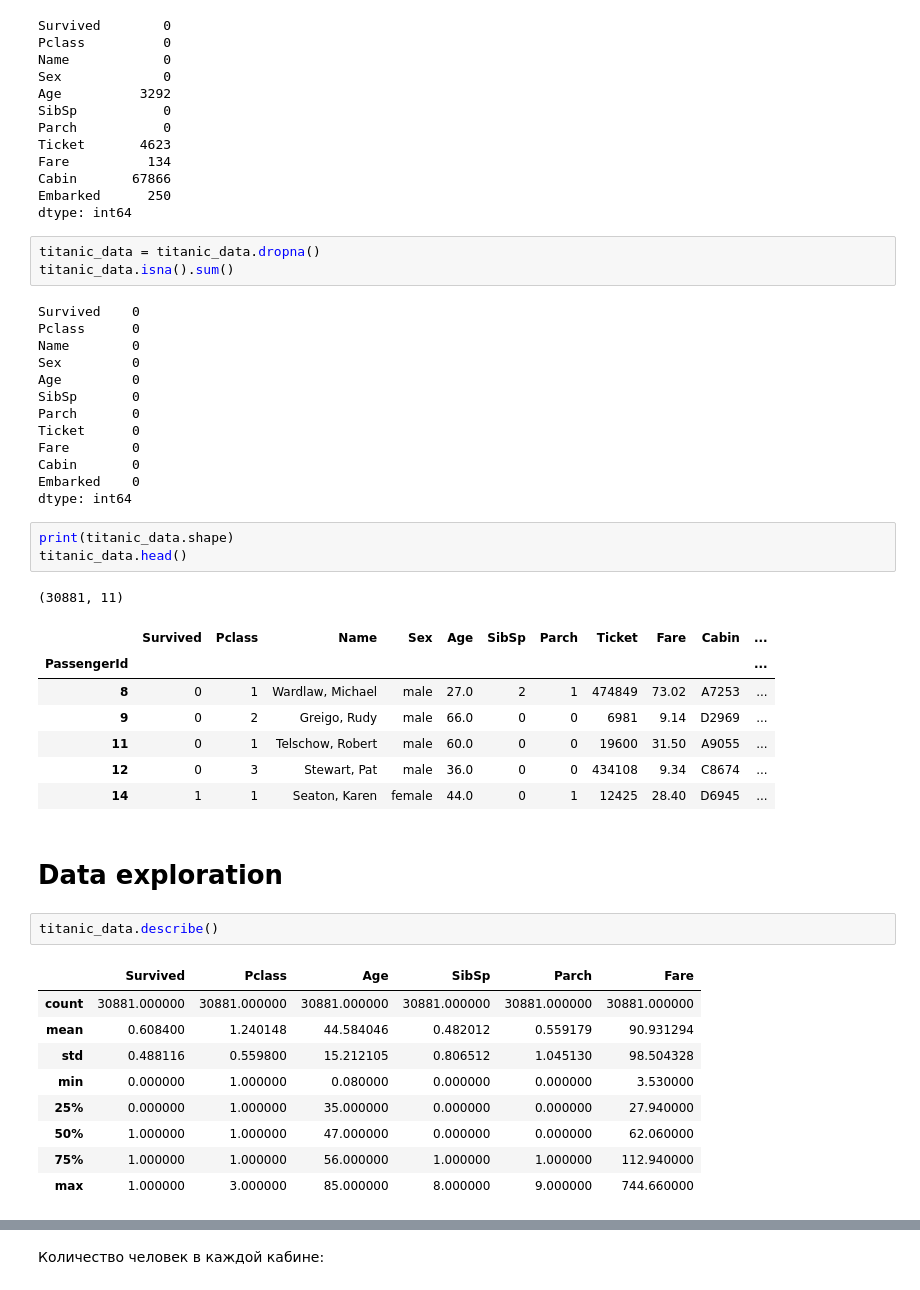
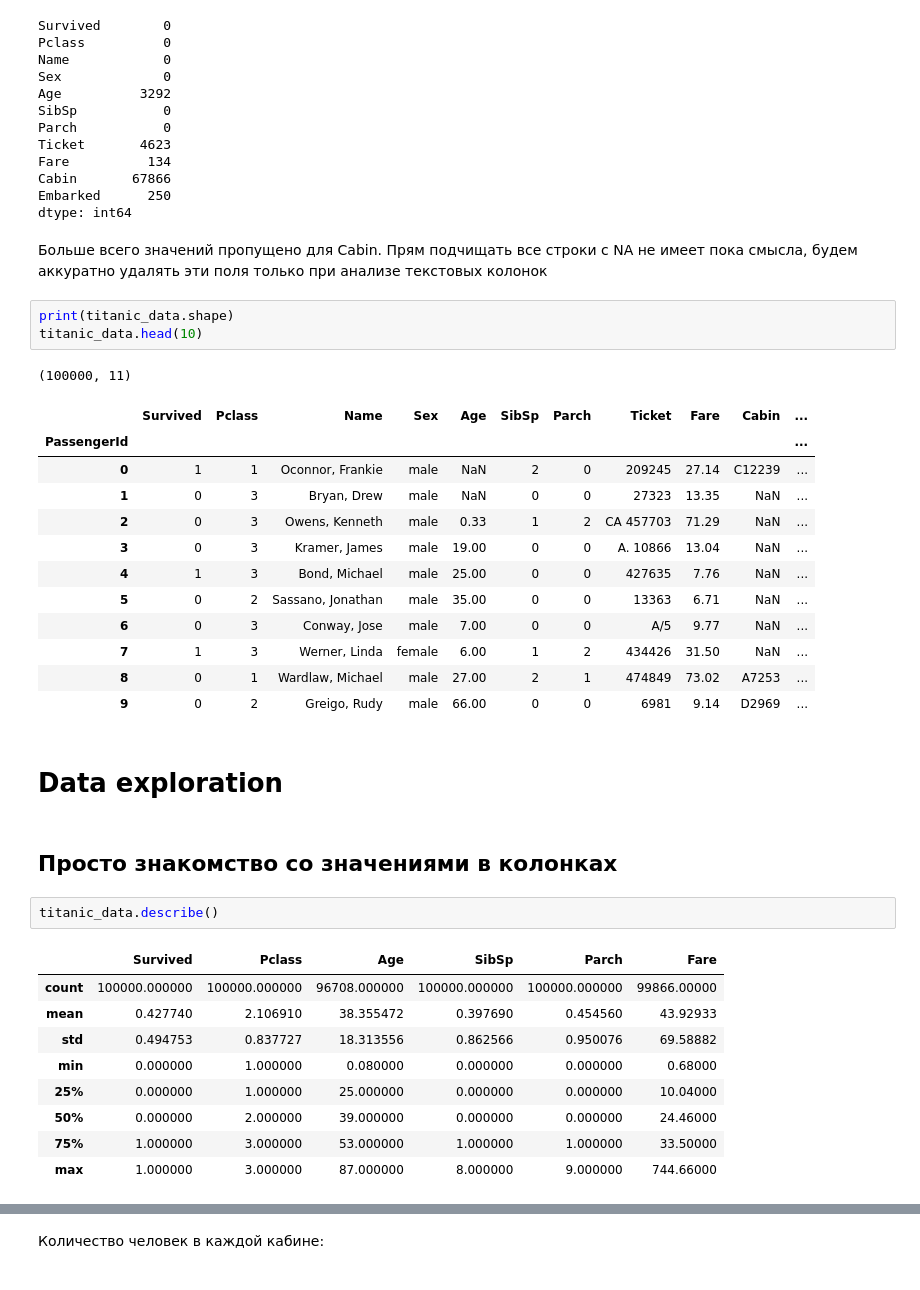
Before and after one commit to zappaz00/2_data_exploration, a Jupyter notebook: eda.ipynb, the cells around one changed output, grey strips where cells are left out. Drawn from its saved outputs; the diff is of its cells as text.

```diff
--- a/eda.ipynb
+++ b/eda.ipynb
@@ -56,48 +56,41 @@ Fare          134
 Cabin       67866
 Embarked      250
 dtype: int64
-# %%
-titanic_data = titanic_data.dropna()
-titanic_data.isna().sum()
-# %% [output]
-Survived    0
-Pclass      0
-Name        0
-Sex         0
-Age         0
-SibSp       0
-Parch       0
-Ticket      0
-Fare        0
-Cabin       0
-Embarked    0
-dtype: int64
+# %% [markdown]
+Больше всего значений пропущено для Cabin. Прям подчищать все строки с NA не имеет пока смысла, будем аккуратно удалять эти поля только при анализе текстовых колонок
 # %%
 print(titanic_data.shape)
-titanic_data.head()
+titanic_data.head(10)
 # %% [output]
-(30881, 11)
+(100000, 11)
 |  | Survived | Pclass | Name | Sex | Age | SibSp | Parch | Ticket | Fare | Cabin | ... |
 | PassengerId |  |  |  |  |  |  |  |  |  |  | ... |
-| 8 | 0 | 1 | Wardlaw, Michael | male | 27.0 | 2 | 1 | 474849 | 73.02 | A7253 | ... |
-| 9 | 0 | 2 | Greigo, Rudy | male | 66.0 | 0 | 0 | 6981 | 9.14 | D2969 | ... |
-| 11 | 0 | 1 | Telschow, Robert | male | 60.0 | 0 | 0 | 19600 | 31.50 | A9055 | ... |
-| 12 | 0 | 3 | Stewart, Pat | male | 36.0 | 0 | 0 | 434108 | 9.34 | C8674 | ... |
-| 14 | 1 | 1 | Seaton, Karen | female | 44.0 | 0 | 1 | 12425 | 28.40 | D6945 | ... |
+| 0 | 1 | 1 | Oconnor, Frankie | male | NaN | 2 | 0 | 209245 | 27.14 | C12239 | ... |
+| 1 | 0 | 3 | Bryan, Drew | male | NaN | 0 | 0 | 27323 | 13.35 | NaN | ... |
+| 2 | 0 | 3 | Owens, Kenneth | male | 0.33 | 1 | 2 | CA 457703 | 71.29 | NaN | ... |
+| 3 | 0 | 3 | Kramer, James | male | 19.00 | 0 | 0 | A. 10866 | 13.04 | NaN | ... |
+| 4 | 1 | 3 | Bond, Michael | male | 25.00 | 0 | 0 | 427635 | 7.76 | NaN | ... |
+| 5 | 0 | 2 | Sassano, Jonathan | male | 35.00 | 0 | 0 | 13363 | 6.71 | NaN | ... |
+| 6 | 0 | 3 | Conway, Jose | male | 7.00 | 0 | 0 | A/5 | 9.77 | NaN | ... |
+| 7 | 1 | 3 | Werner, Linda | female | 6.00 | 1 | 2 | 434426 | 31.50 | NaN | ... |
+| 8 | 0 | 1 | Wardlaw, Michael | male | 27.00 | 2 | 1 | 474849 | 73.02 | A7253 | ... |
+| 9 | 0 | 2 | Greigo, Rudy | male | 66.00 | 0 | 0 | 6981 | 9.14 | D2969 | ... |
 # %% [markdown]
 # Data exploration
+# %% [markdown]
+## Просто знакомство со значениями в колонках
 # %%
 titanic_data.describe()
 # %% [output]
 |  | Survived | Pclass | Age | SibSp | Parch | Fare |
-| count | 30881.000000 | 30881.000000 | 30881.000000 | 30881.000000 | 30881.000000 | 30881.000000 |
-| mean | 0.608400 | 1.240148 | 44.584046 | 0.482012 | 0.559179 | 90.931294 |
-| std | 0.488116 | 0.559800 | 15.212105 | 0.806512 | 1.045130 | 98.504328 |
-| min | 0.000000 | 1.000000 | 0.080000 | 0.000000 | 0.000000 | 3.530000 |
-| 25% | 0.000000 | 1.000000 | 35.000000 | 0.000000 | 0.000000 | 27.940000 |
-| 50% | 1.000000 | 1.000000 | 47.000000 | 0.000000 | 0.000000 | 62.060000 |
-| 75% | 1.000000 | 1.000000 | 56.000000 | 1.000000 | 1.000000 | 112.940000 |
-| max | 1.000000 | 3.000000 | 85.000000 | 8.000000 | 9.000000 | 744.660000 |
+| count | 100000.000000 | 100000.000000 | 96708.000000 | 100000.000000 | 100000.000000 | 99866.00000 |
+| mean | 0.427740 | 2.106910 | 38.355472 | 0.397690 | 0.454560 | 43.92933 |
+| std | 0.494753 | 0.837727 | 18.313556 | 0.862566 | 0.950076 | 69.58882 |
+| min | 0.000000 | 1.000000 | 0.080000 | 0.000000 | 0.000000 | 0.68000 |
+| 25% | 0.000000 | 1.000000 | 25.000000 | 0.000000 | 0.000000 | 10.04000 |
+| 50% | 0.000000 | 2.000000 | 39.000000 | 0.000000 | 0.000000 | 24.46000 |
+| 75% | 1.000000 | 3.000000 | 53.000000 | 1.000000 | 1.000000 | 33.50000 |
+| max | 1.000000 | 3.000000 | 87.000000 | 8.000000 | 9.000000 | 744.66000 |
 # %%
 sns.set_style('darkgrid')
 plt.title('Гистограмма распределения возрастов')
```
Also changed, not shown: parts of 35 cells of this notebook.
